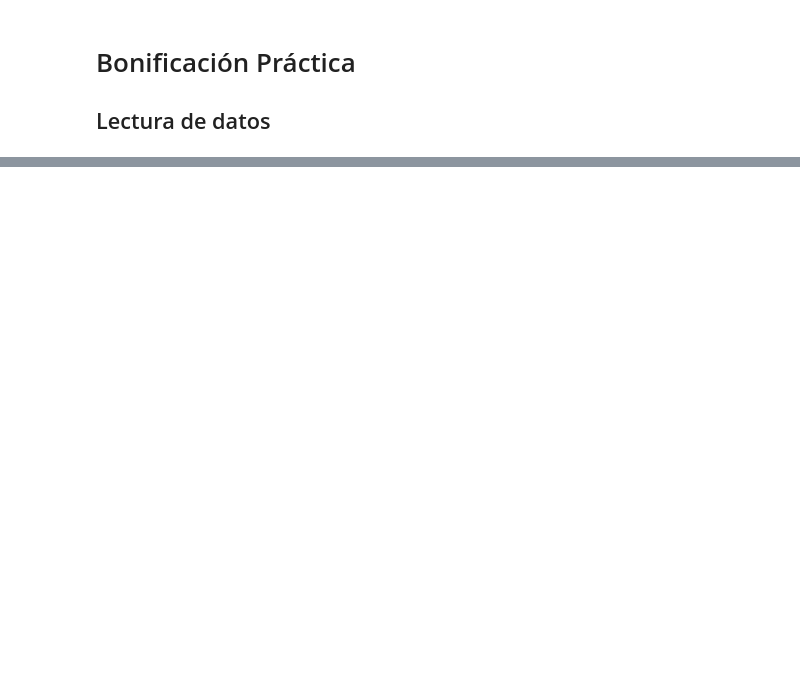
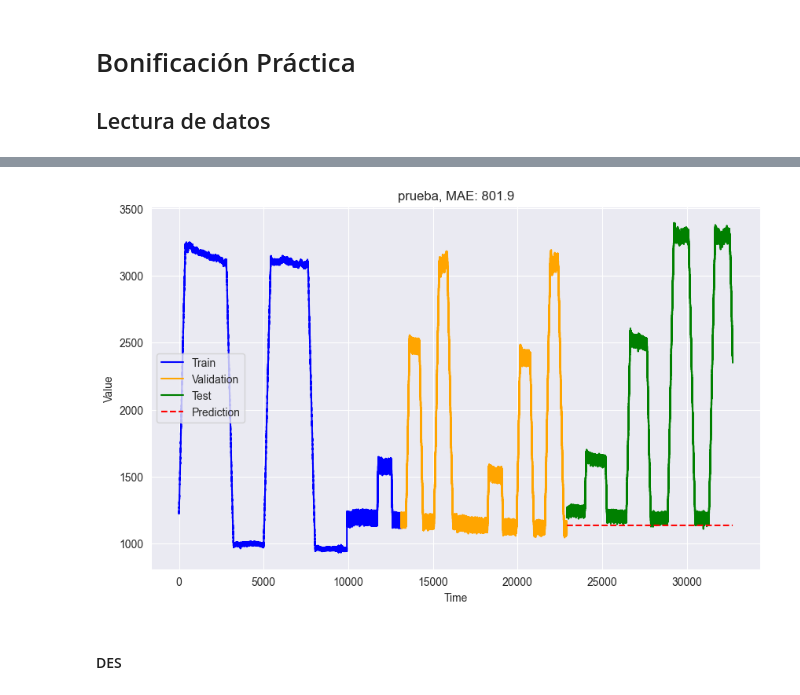
Before and after one commit to Jasonjeik/jbook_ST20240919, a Jupyter notebook: _sources/Bonificacion_1.ipynb, the cells around one changed output, grey strips where cells are left out. Saved outputs shown, nothing was run; the diff lists cells and outputs as text; code cells hidden in the pictures; blank space fills up the shorter version.

```diff
--- a/_sources/Bonificacion_1.ipynb
+++ b/_sources/Bonificacion_1.ipynb
@@ -88,0 +323,48 @@ for i, (model, test_table) in enumerate(zip(models, test_tables)):
+# %%
+def plot_model(train, val, test, y_pred, title):
+    plt.figure(figsize=(10, 6))
+
+    train.plot(legend=True, label="Train", color='blue', title=f"{title} - Train, Validation, Test and Prediction")
+    val.plot(legend=True, label="Validation", color='orange')
+    test.plot(legend=True, label="Test", color='green')
+    y_pred.plot(legend=True, label="Prediction", color='red', style='--')
+
+    mae = mean_absolute_error(test, y_pred)
+    plt.title(f"{title}, MAE: {round(mae, 2)}")
+
+    plt.xlabel("Time")
+    plt.ylabel("Value")
+    plt.show()
+# %%
+def ses_optimizer(train, val, alphas, step_val):
+
+    best_alpha, best_mae = None, float("inf")
+
+    for alpha in alphas:
+        ses_model = SimpleExpSmoothing(train).fit(smoothing_level=alpha, optimized=False)
+        y_pred = ses_model.forecast(step_val)
+        mae = mean_absolute_error(val, y_pred)
+
+        if mae < best_mae:
+            best_alpha, best_mae = alpha, mae
+
+    return best_alpha, best_mae
+# %%
+def ses_model_tuning(train, val, test, step_test, step_val,title="Model Tuning - Single Exponential Smoothing"):
+
+    alphas = np.arange(0.8, 1, 0.01)
+    best_alpha, best_mae = ses_optimizer(train, val, alphas, step_val=step_val)
+
+    train_val = pd.concat([train, val])
+    final_model = SimpleExpSmoothing(train_val).fit(smoothing_level=best_alpha, optimized=False)
+
+    y_pred = final_model.forecast(step_test)
+    mae = mean_absolute_error(test, y_pred)
+
+    plot_model(train, val, test, y_pred, title)
+# %%
+ses_model_tuning(train, val, test, step_test=tau_test,step_val=tau_val,title='prueba')
+# %% [output]
+[figure, added]
+# %% [markdown]
+#### DES
```
Also changed, not shown: parts of 78 cells of this notebook, 49 other files.
